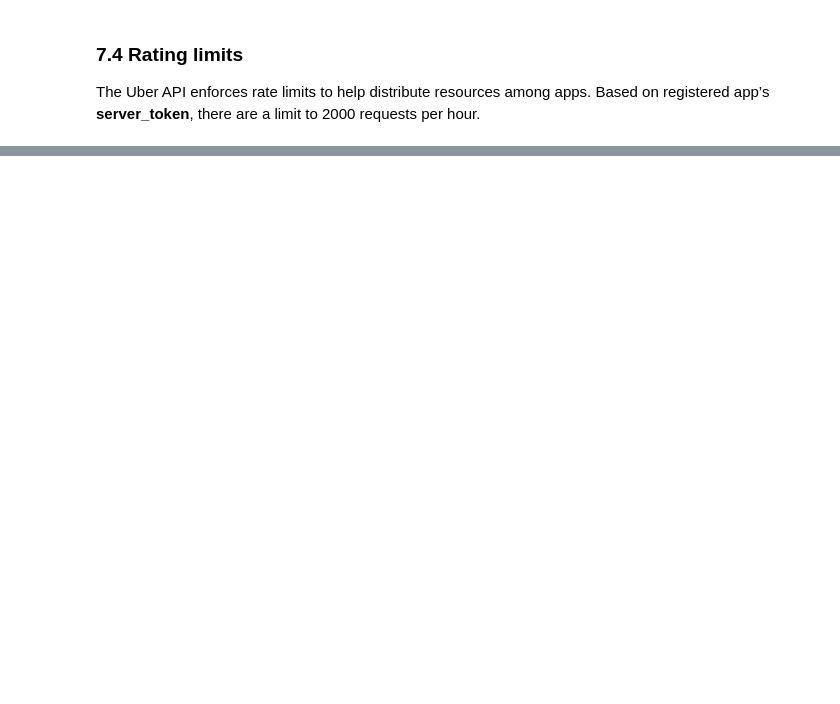
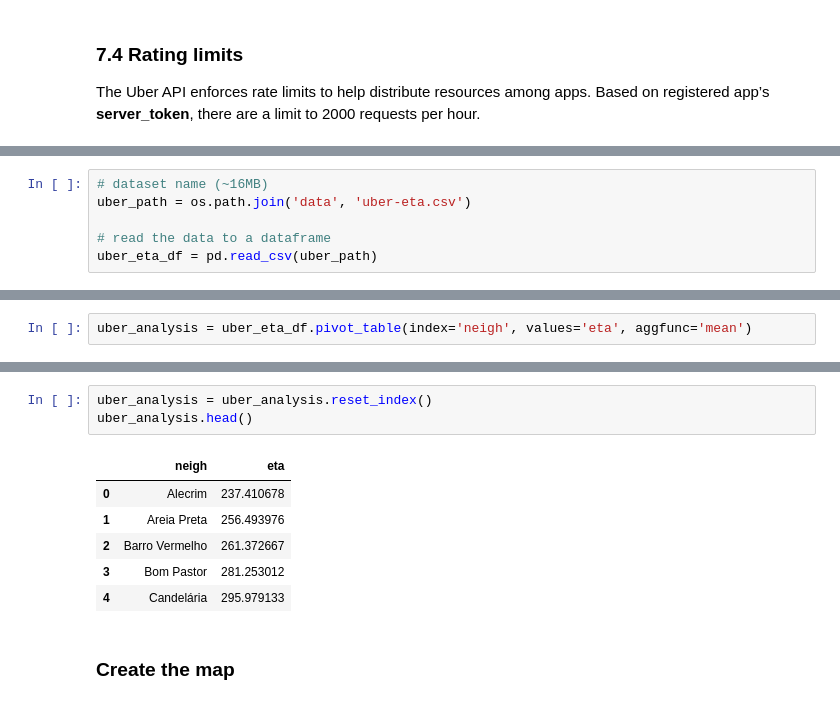
Before and after one commit to ivanovitchm/fr-br_school, a Jupyter notebook: GeoJson/GeoJson.ipynb, the cells around one changed output, grey strips where cells are left out. Saved outputs shown, nothing was run; the diff lists cells and outputs as text; blank space fills up the shorter version.

```diff
--- a/GeoJson/GeoJson.ipynb
+++ b/GeoJson/GeoJson.ipynb
@@ -588,0 +590,6 @@ The Uber API enforces rate limits to help distribute resources among apps. Based
+# %%
+# dataset name (~16MB)
+uber_path = os.path.join('data', 'uber-eta.csv')
+
+# read the data to a dataframe
+uber_eta_df = pd.read_csv(uber_path)
@@ -588,0 +622,2 @@ The Uber API enforces rate limits to help distribute resources among apps. Based
+# %%
+uber_analysis = uber_eta_df.pivot_table(index='neigh', values='eta', aggfunc='mean')
@@ -588,0 +634,12 @@ The Uber API enforces rate limits to help distribute resources among apps. Based
+# %%
+uber_analysis = uber_analysis.reset_index()
+uber_analysis.head()
+# %% [output]
+|  | neigh | eta |
+| 0 | Alecrim | 237.410678 |
+| 1 | Areia Preta | 256.493976 |
+| 2 | Barro Vermelho | 261.372667 |
+| 3 | Bom Pastor | 281.253012 |
+| 4 | Candelária | 295.979133 |
+# %% [markdown]
+### Create the map
```
Also changed, not shown: parts of 21 cells of this notebook, 13 other files.
